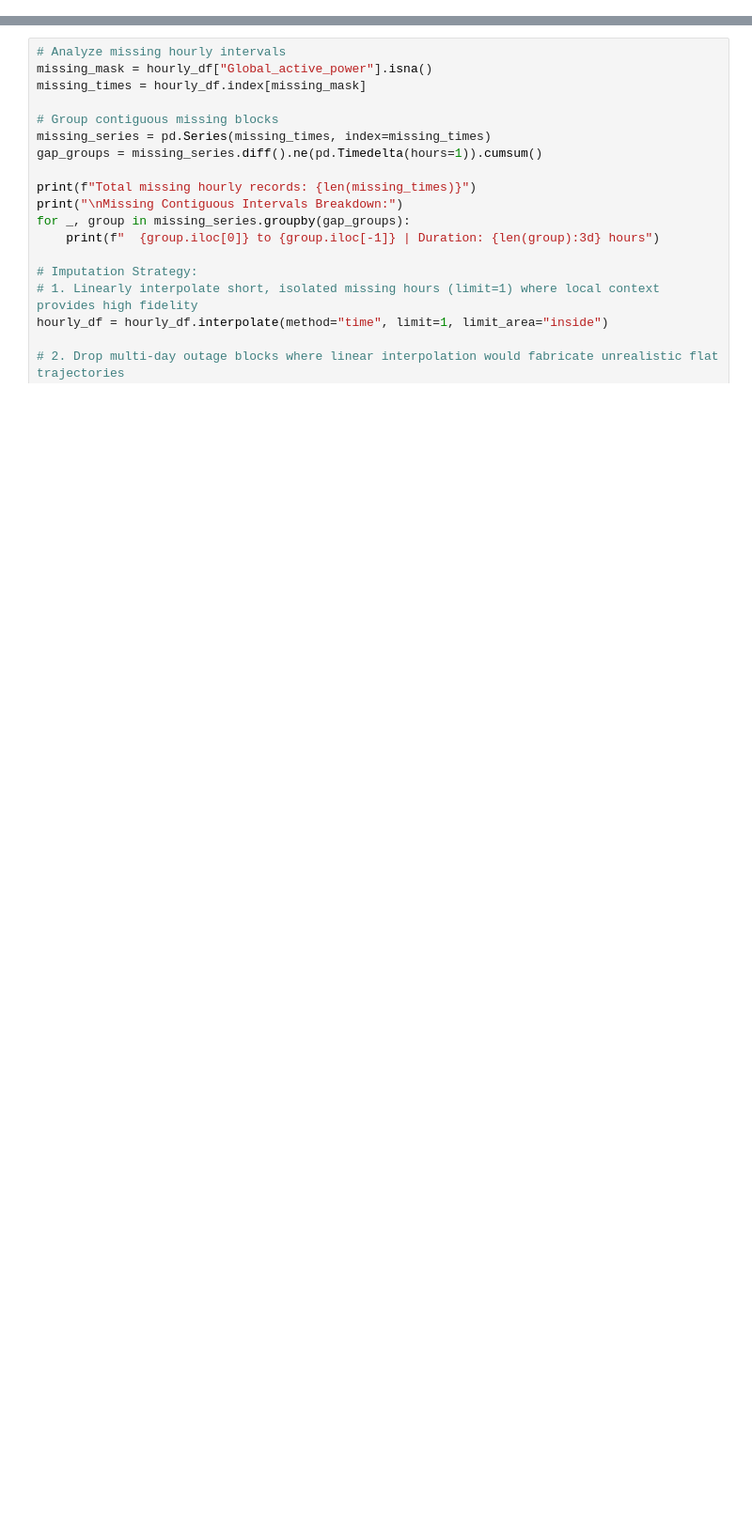
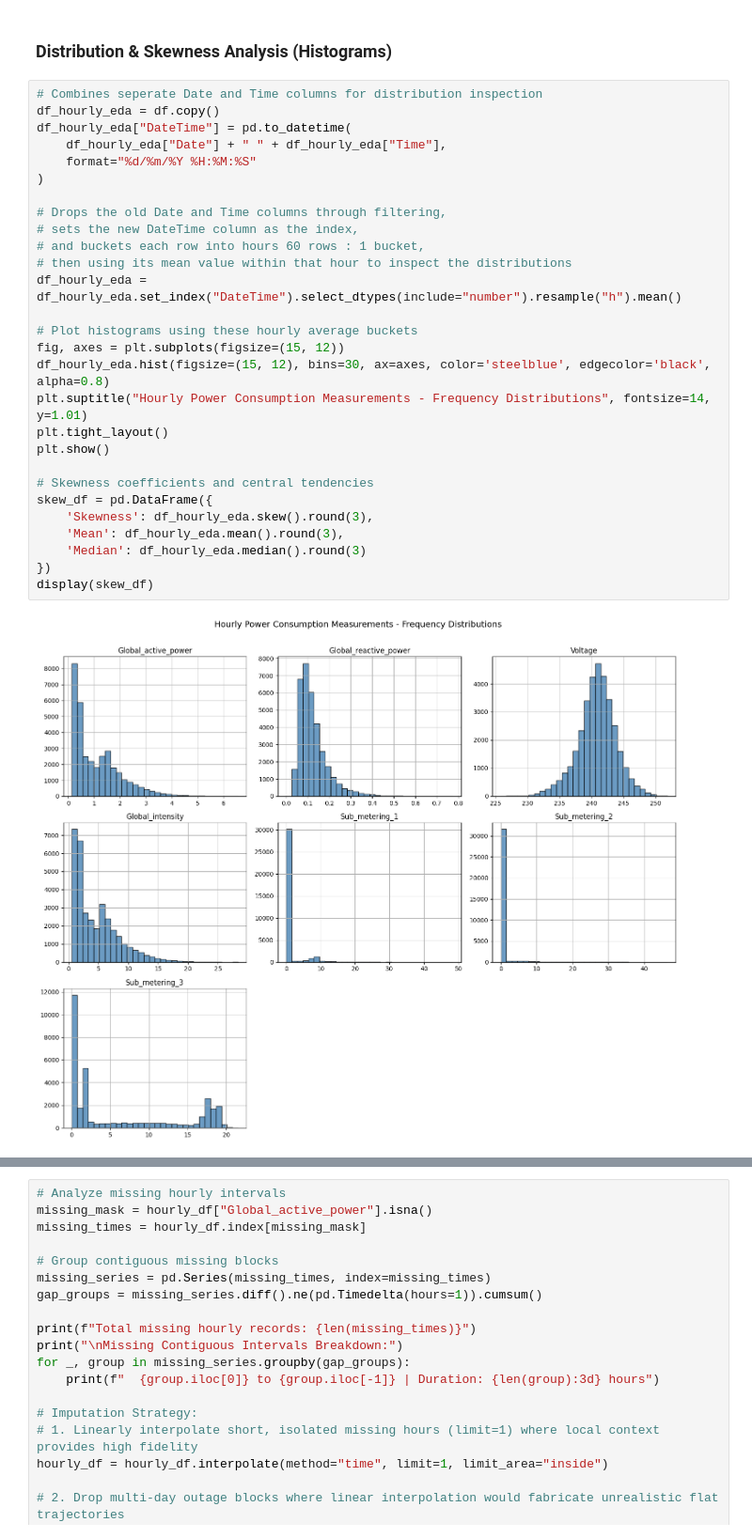
Before and after one commit to malikbennett/aai4001-household-power-forecast, a Jupyter notebook: notebooks/AAI4001_FinalProject_GroupX_IndustrialML.ipynb, the cells around one changed output, grey strips where cells are left out. Shown at 94% size. Drawn from its saved outputs; the diff is of its cells as text; blank space fills up the shorter version.

Commit message:
Organized and concise Format

```diff
--- a/notebooks/AAI4001_FinalProject_GroupX_IndustrialML.ipynb
+++ b/notebooks/AAI4001_FinalProject_GroupX_IndustrialML.ipynb
@@ -384,0 +146,32 @@ We inspect the structure of missing hourly entries: isolated single-hour dropout
+# %% [markdown]
+### Distribution & Skewness Analysis (Histograms)
+# %%
+# Combines seperate Date and Time columns for distribution inspection
+df_hourly_eda = df.copy()
+df_hourly_eda["DateTime"] = pd.to_datetime(
+    df_hourly_eda["Date"] + " " + df_hourly_eda["Time"],
+    format="%d/%m/%Y %H:%M:%S"
+)
+
+# Drops the old Date and Time columns through filtering,
+# sets the new DateTime column as the index,
+# and buckets each row into hours 60 rows : 1 bucket,
+# then using its mean value within that hour to inspect the distributions
+df_hourly_eda = df_hourly_eda.set_index("DateTime").select_dtypes(include="number").resample("h").mean()
+
+# Plot histograms using these hourly average buckets
+fig, axes = plt.subplots(figsize=(15, 12))
+df_hourly_eda.hist(figsize=(15, 12), bins=30, ax=axes, color='steelblue', edgecolor='black', alpha=0.8)
+plt.suptitle("Hourly Power Consumption Measurements - Frequency Distributions", fontsize=14, y=1.01)
+plt.tight_layout()
+plt.show()
+
+# Skewness coefficients and central tendencies
+skew_df = pd.DataFrame({
+    'Skewness': df_hourly_eda.skew().round(3),
+    'Mean': df_hourly_eda.mean().round(3),
+    'Median': df_hourly_eda.median().round(3)
+})
+display(skew_df)
+# %% [output]
+[figure, added]
```
Also changed, not shown: parts of 81 cells of this notebook.
